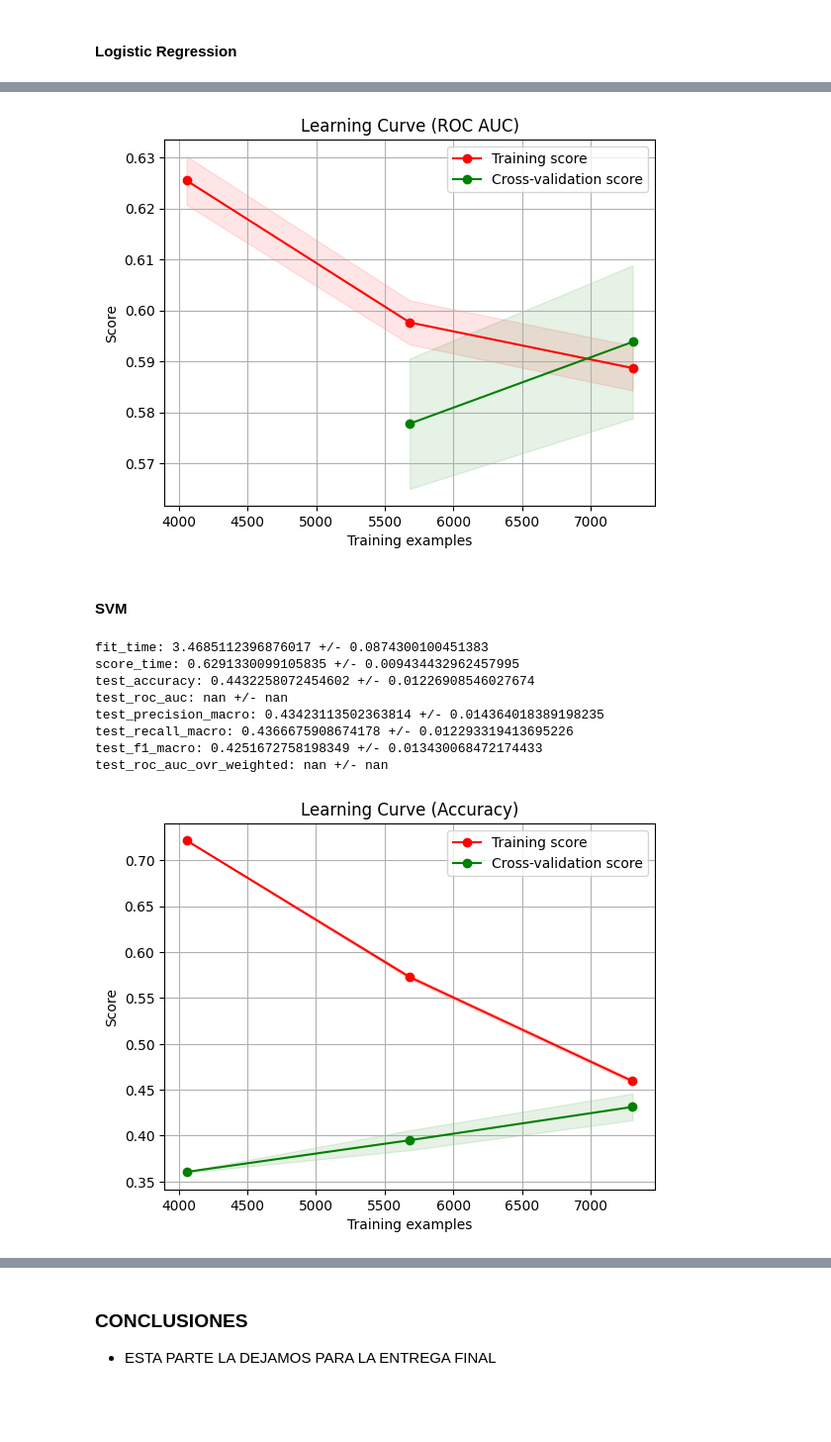
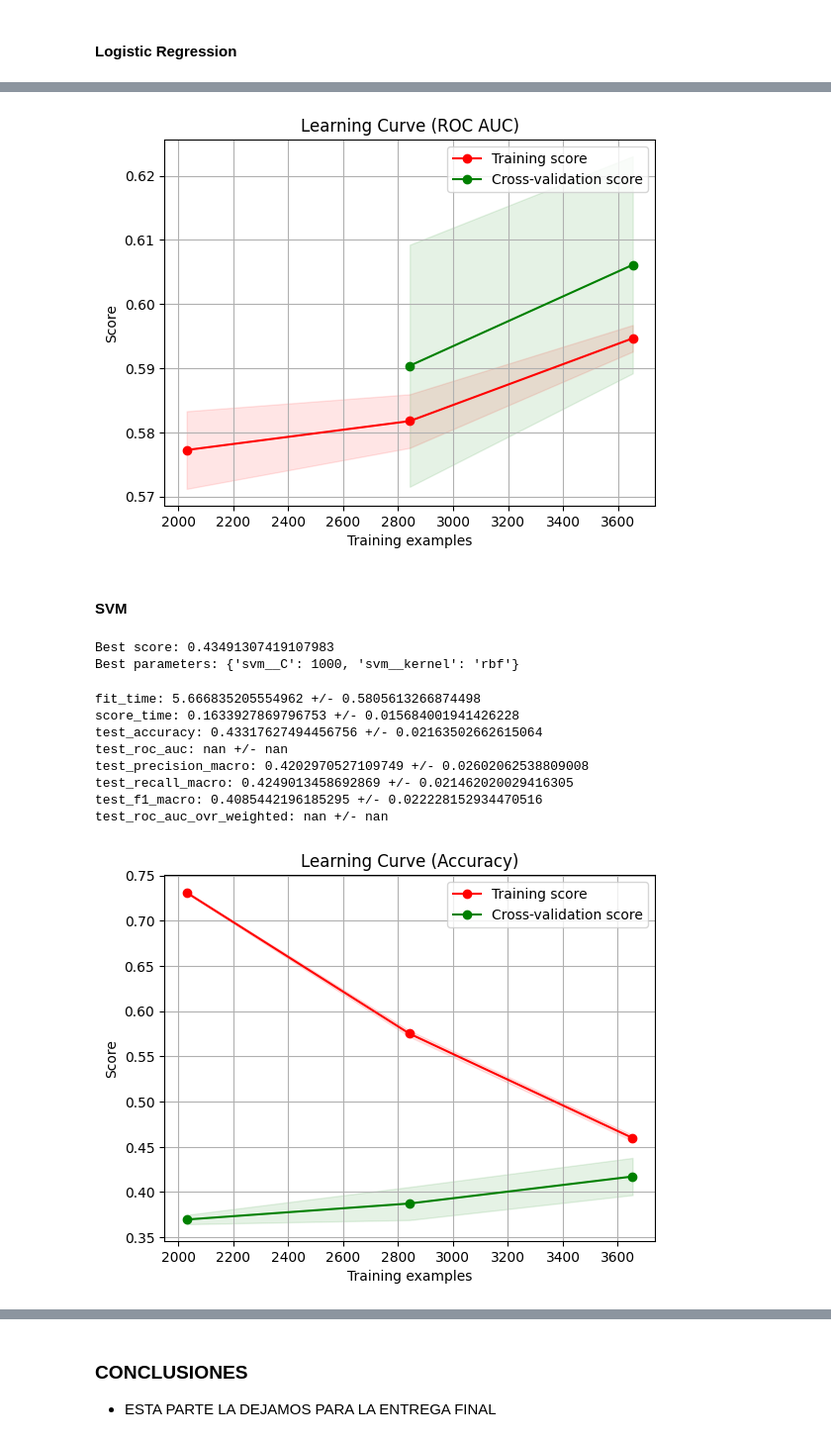
Before and after one commit to juanfranciscocis/Medicine_Recomendation, a Jupyter notebook: avance_proyecto.ipynb, the cells around one changed output, grey strips where cells are left out. Shown: that part at 99% size. Cells and saved outputs as stored; diff of their text form; code cells hidden in the pictures; blank space fills up the shorter version.

```diff
--- a/avance_proyecto.ipynb
+++ b/avance_proyecto.ipynb
@@ -735,7 +736,7 @@ Name: count, dtype: int64
 Debido a que nuestro data set es enorme y el tiempo de ejecucion es muy largo, decidimos usar un data set mas pequeño para poder correr el modelo, vamos a usar solo las 3 drogas que tienen mas reviews
 # %%
 # df will have only the 3 drugs with more reviews, 212,208,296, drop all the rows with the other drugs
-df = df[df['drugName'].isin([212,208,296,396,209])]
+df = df[df['drugName'].isin([212,208,296])]
 df
 # %% [output]
 |  | drugName | condition | rating | usefulCount | sentiment |
@@ -753,0 +755,6 @@ df
+# %%
+# randomize the data
+df = df.sample(frac=1).reset_index(drop=True)
+# drop half of the rows
+df = df.iloc[:int(len(df)/2)]
+df
@@ -826,8 +845,3 @@ plt.show()
 #### Logistic Regression
 # %%
 logisticRegressionFinished = False
-# %%
-#polinomial features
-from sklearn.preprocessing import PolynomialFeatures
-poly = PolynomialFeatures(degree=4)
-X = poly.fit_transform(X)
@@ -989,7 +990,7 @@ label="Cross-validation score")
 plt.legend(loc="best")
 plt.show()
 # %% [output]
-[figure, old version]
+[figure, new version]
 # %% [markdown]
 #### SVM
 # %%
@@ -1012,7 +1013,7 @@ param_grid = {
 }
 
 # define the cross-validation strategy
-cv = RepeatedKFold(n_splits=5, n_repeats=3, random_state=1)
+cv = RepeatedKFold(n_splits=10, n_repeats=3, random_state=1)
 
 # create the GridSearchCV object
 grid_search = GridSearchCV(estimator=pipe, param_grid=param_grid, cv=cv, scoring='accuracy')
@@ -1023,6 +1024,9 @@ grid_search.fit(X, Y)
 # print the results
 print("Best score:", grid_search.best_score_)
 print("Best parameters:", grid_search.best_params_)
+# %% [output]
+Best score: 0.43491307419107983
+Best parameters: {'svm__C': 1000, 'svm__kernel': 'rbf'}
 # %%
 import matplotlib.pyplot as plt
 from sklearn.model_selection import learning_curve, RepeatedKFold
@@ -1039,7 +1043,7 @@ pipeline = Pipeline([('m', model)])
 train_sizes = [0.1, 0.3, 0.5, 0.7, 0.9]
 
 # define the cross-validation scheme you want to use
-cv = RepeatedStratifiedKFold(n_splits=10, n_repeats=3, random_state=42)
+cv = RepeatedStratifiedKFold(n_splits=10, n_repeats=10, random_state=42)
 
 # Define the metrics you want to use to evaluate the model
 scoring = {'accuracy': make_scorer(accuracy_score),
@@ -1055,40 +1059,40 @@ scores = cross_validate(pipeline, X, Y, cv=cv, scoring=scoring)
 # Print the scores
 for metric_name, metric_score in scores.items():
     print(f"{metric_name}: {np.mean(metric_score)} +/- {np.std(metric_score)}")
 
 # Plot the learning curve for accuracy
 train_sizes, train_scores, test_scores = learning_curve(pipeline, X, Y, cv=cv, scoring='accuracy', train_sizes=train_sizes)
 train_scores_mean = np.mean(train_scores, axis=1)
 train_scores_std = np.std(train_scores, axis=1)
 test_scores_mean = np.mean(test_scores, axis=1)
 test_scores_std = np.std(test_scores, axis=1)
 
 plt.figure()
 plt.title('Learning Curve (Accuracy)')
 plt.xlabel("Training examples")
 plt.ylabel("Score")
 plt.grid()
 plt.fill_between(train_sizes, train_scores_mean - train_scores_std,
                  train_scores_mean + train_scores_std, alpha=0.1,
                  color="r")
 plt.fill_between(train_sizes, test_scores_mean - test_scores_std,
                  test_scores_mean + test_scores_std, alpha=0.1, color="g")
 plt.plot(train_sizes, train_scores_mean, 'o-', color="r",
          label="Training score")
 plt.plot(train_sizes, test_scores_mean, 'o-', color="g",
          label="Cross-validation score")
 plt.legend(loc="best")
 plt.show()
 # %% [output]
-fit_time: 3.4685112396876017 +/- 0.0874300100451383
-score_time: 0.6291330099105835 +/- 0.009434432962457995
-test_accuracy: 0.4432258072454602 +/- 0.01226908546027674
+fit_time: 5.666835205554962 +/- 0.5805613266874498
+score_time: 0.1633927869796753 +/- 0.015684001941426228
+test_accuracy: 0.43317627494456756 +/- 0.02163502662615064
 test_roc_auc: nan +/- nan
-test_precision_macro: 0.43423113502363814 +/- 0.014364018389198235
-test_recall_macro: 0.4366675908674178 +/- 0.012293319413695226
-test_f1_macro: 0.4251672758198349 +/- 0.013430068472174433
+test_precision_macro: 0.4202970527109749 +/- 0.02602062538809008
+test_recall_macro: 0.4249013458692869 +/- 0.021462020029416305
+test_f1_macro: 0.4085442196185295 +/- 0.022228152934470516
 test_roc_auc_ovr_weighted: nan +/- nan
-[figure, old version]
+[figure, new version]
 # %%
 # FALTA ROC
 train_sizes, train_scores, test_scores = learning_curve(pipeline, X, Y, cv=cv, scoring='roc_auc_ovr_weighted', train_sizes=train_sizes)
```
Also changed, not shown: parts of 12 cells of this notebook.
